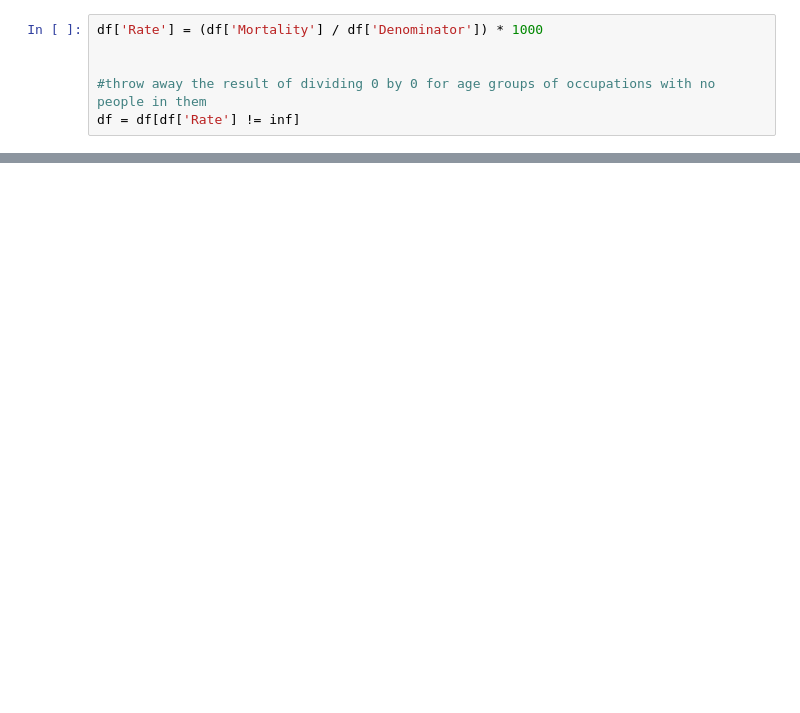
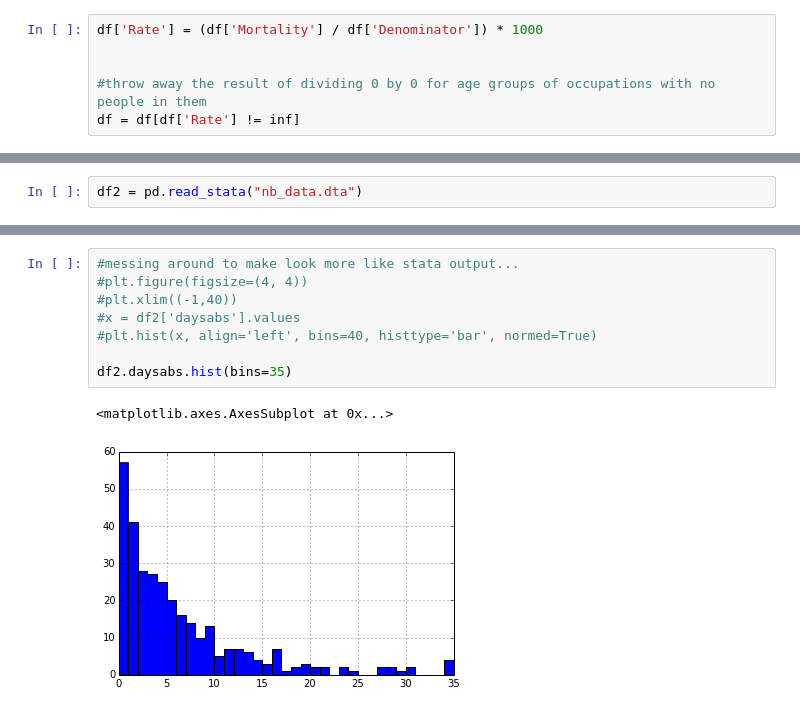
Before and after one commit to drcjar/saaas, a Jupyter notebook: saaas.ipynb, the cells around one changed output, grey strips where cells are left out. Saved outputs shown, nothing was run; the diff lists cells and outputs as text; blank space fills up the shorter version.

```diff
--- a/saaas.ipynb
+++ b/saaas.ipynb
@@ -214,0 +286,2 @@ Poisson Regression Results
+# %%
+df2 = pd.read_stata("nb_data.dta")
@@ -214,0 +300,11 @@ Poisson Regression Results
+# %%
+#messing around to make look more like stata output...
+#plt.figure(figsize=(4, 4))
+#plt.xlim((-1,40))
+#x = df2['daysabs'].values
+#plt.hist(x, align='left', bins=40, histtype='bar', normed=True)
+
+df2.daysabs.hist(bins=35)
+# %% [output]
+<matplotlib.axes.AxesSubplot at 0x...>
+[figure, added]
```
Also changed, not shown: parts of 37 cells of this notebook, 6 other files.
